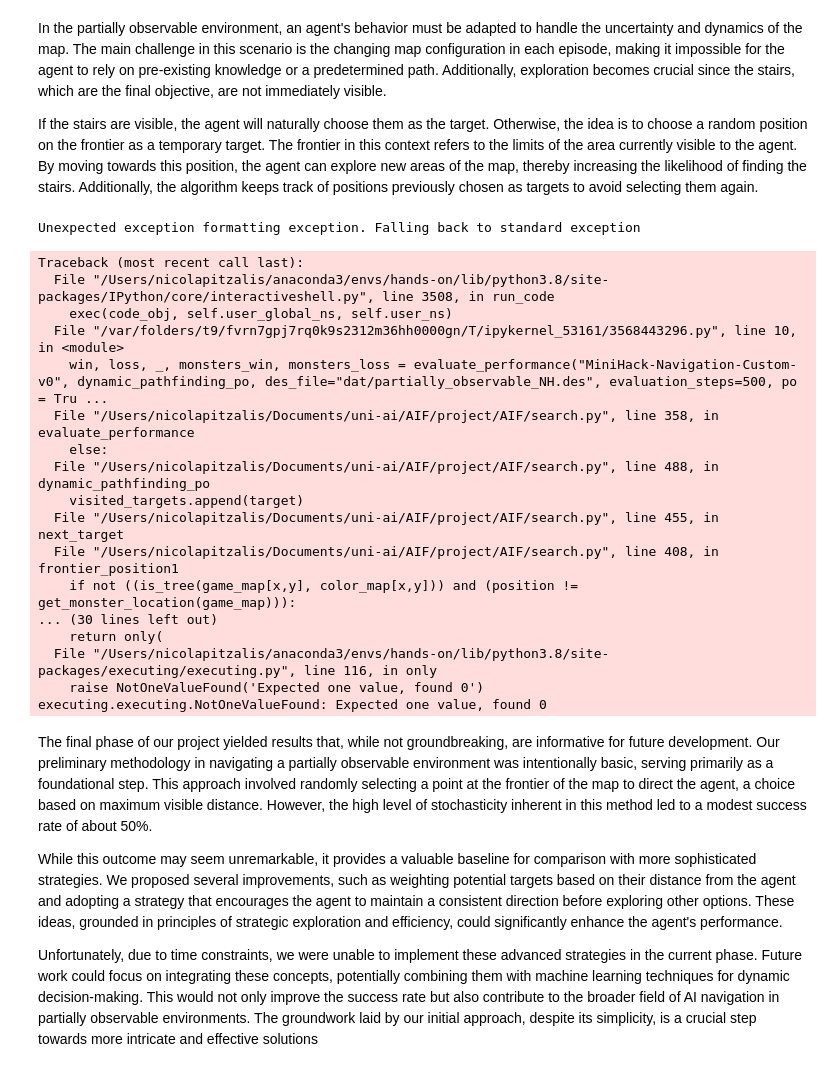
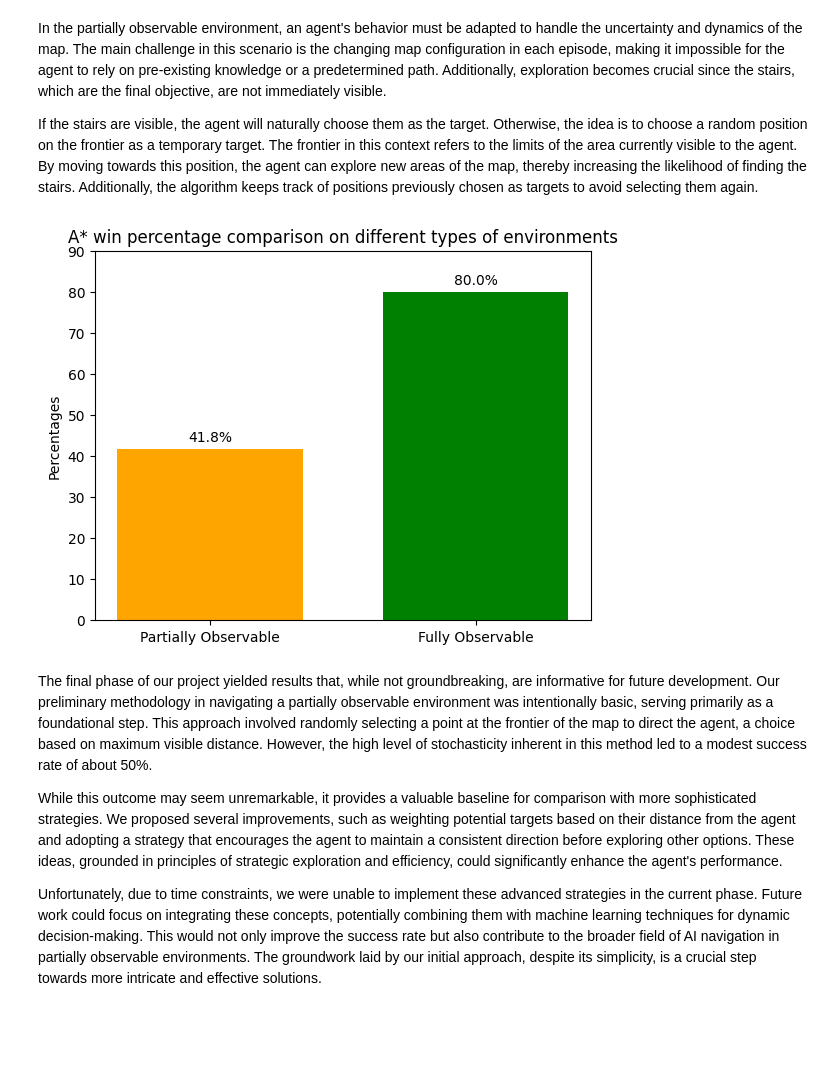
Before and after one commit to Nsivaa/AIF, a Jupyter notebook: notebook.ipynb, the cells around one changed output. Drawn from its saved outputs; the diff is of its cells as text; code cells hidden in the pictures; blank space fills up the shorter version.

```diff
--- a/notebook.ipynb
+++ b/notebook.ipynb
@@ -629,38 +632,21 @@ If the stairs are visible, the agent will naturally choose them as the target. O
 # %%
 env = gym.make("MiniHack-Navigation-Custom-v0", observation_keys=["chars", "pixel", "colors"], des_file="dat/partially_observable_NH.des")
 
 state = env.reset()
 game_map = state["chars"]
 color_map = state["colors"]
 pixel_map = state["pixel"]
 
 start = get_player_location(game_map)
 
 win, loss, _, monsters_win, monsters_loss = evaluate_performance("MiniHack-Navigation-Custom-v0", dynamic_pathfinding_po, des_file="dat/partially_observable_NH.des", evaluation_steps=500, po = True)
 
-plot([win/NUM_EP,winAstarFulObs/NUM_EP], "1", 0.70, ["Partially Observable", "Fully Observable"], "Percentages", "A* win percentage comparison on different types of environments")
+plot([win,winAstarFulObs], "1", 0.70, ["Partially Observable", "Fully Observable"], "Percentages", "A* win percentage comparison on different types of environments", percentage = 500)
 # %% [output]
-Unexpected exception formatting exception. Falling back to standard exception
-Traceback (most recent call last):
-  File "/Users/nicolapitzalis/anaconda3/envs/hands-on/lib/python3.8/site-packages/IPython/core/interactiveshell.py", line 3508, in run_code
-    exec(code_obj, self.user_global_ns, self.user_ns)
-  File "/var/folders/t9/fvrn7gpj7rq0k9s2312m36hh0000gn/T/ipykernel_53161/3568443296.py", line 10, in <module>
-    win, loss, _, monsters_win, monsters_loss = evaluate_performance("MiniHack-Navigation-Custom-v0", dynamic_pathfinding_po, des_file="dat/partially_observable_NH.des", evaluation_steps=500, po = Tru ...
-  File "/Users/nicolapitzalis/Documents/uni-ai/AIF/project/AIF/search.py", line 358, in evaluate_performance
-    else:
-  File "/Users/nicolapitzalis/Documents/uni-ai/AIF/project/AIF/search.py", line 488, in dynamic_pathfinding_po
-    visited_targets.append(target)
-  File "/Users/nicolapitzalis/Documents/uni-ai/AIF/project/AIF/search.py", line 455, in next_target
-  File "/Users/nicolapitzalis/Documents/uni-ai/AIF/project/AIF/search.py", line 408, in frontier_position1
-    if not ((is_tree(game_map[x,y], color_map[x,y])) and (position != get_monster_location(game_map))):
-... (30 lines left out)
-    return only(
-  File "/Users/nicolapitzalis/anaconda3/envs/hands-on/lib/python3.8/site-packages/executing/executing.py", line 116, in only
-    raise NotOneValueFound('Expected one value, found 0')
-executing.executing.NotOneValueFound: Expected one value, found 0
+[figure, added]
 # %% [markdown]
 The final phase of our project yielded results that, while not groundbreaking, are informative for future development. Our preliminary methodology in navigating a partially observable environment was intentionally basic, serving primarily as a foundational step. This approach involved randomly selecting a point at the frontier of the map to direct the agent, a choice based on maximum visible distance. However, the high level of stochasticity inherent in this method led to a modest success rate of about 50%.
 
 While this outcome may seem unremarkable, it provides a valuable baseline for comparison with more sophisticated strategies. We proposed several improvements, such as weighting potential targets based on their distance from the agent and adopting a strategy that encourages the agent to maintain a consistent direction before exploring other options. These ideas, grounded in principles of strategic exploration and efficiency, could significantly enhance the agent's performance.
 
-Unfortunately, due to time constraints, we were unable to implement these advanced strategies in the current phase. Future work could focus on integrating these concepts, potentially combining them with machine learning techniques for dynamic decision-making. This would not only improve the success rate but also contribute to the broader field of AI navigation in partially observable environments. The groundwork laid by our initial approach, despite its simplicity, is a crucial step towards more intricate and effective solutions
+Unfortunately, due to time constraints, we were unable to implement these advanced strategies in the current phase. Future work could focus on integrating these concepts, potentially combining them with machine learning techniques for dynamic decision-making. This would not only improve the success rate but also contribute to the broader field of AI navigation in partially observable environments. The groundwork laid by our initial approach, despite its simplicity, is a crucial step towards more intricate and effective solutions.
```
Also changed, not shown: parts of 17 cells of this notebook, 1 other file.
